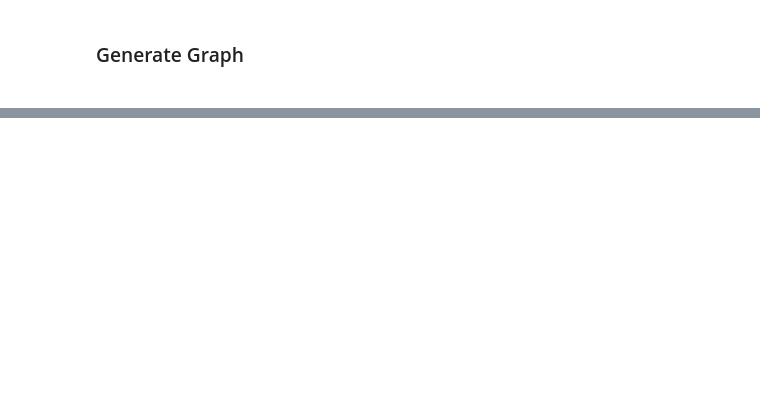
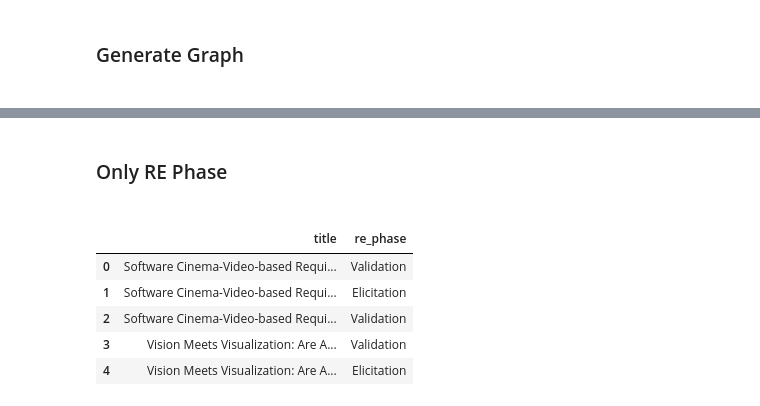
Before and after one commit to AlexHahnGF/bachelor, a Jupyter notebook: Untitled.ipynb, the cells around one changed output, grey strips where cells are left out. Saved outputs shown, nothing was run; the diff lists cells and outputs as text; code cells hidden in the pictures; blank space fills up the shorter version.

```diff
--- a/Untitled.ipynb
+++ b/Untitled.ipynb
@@ -118,0 +112,23 @@ df['characteristic'].value_counts().plot(kind='bar')
+# %% [markdown]
+<h3> Only RE Phase <h3>
+# %%
+query = """
+SELECT ?title, ?re_phase
+  WHERE {
+        ?paper orkgp:P31 ?contribution.
+        ?contribution a orkgc:C23037.
+        ?contribution rdfs:label ?contribution_name.
+        ?paper rdfs:label ?title.
+        OPTIONAL{?contribution orkgp:P37544/orkgp:P15340 ?context.
+                 ?context orkgp:P41611/rdfs:label ?re_phase.}
+        }"""
+
+data = sparql_dataframe.get(ENDPOINT_URL, PREFIXES+query)
+data.head()
+# %% [output]
+|  | title | re_phase |
+| 0 | Software Cinema-Video-based Requi... | Validation |
+| 1 | Software Cinema-Video-based Requi... | Elicitation |
+| 2 | Software Cinema-Video-based Requi... | Validation |
+| 3 | Vision Meets Visualization: Are A... | Validation |
+| 4 | Vision Meets Visualization: Are A... | Elicitation |
```
Also changed, not shown: parts of 3 cells of this notebook.
